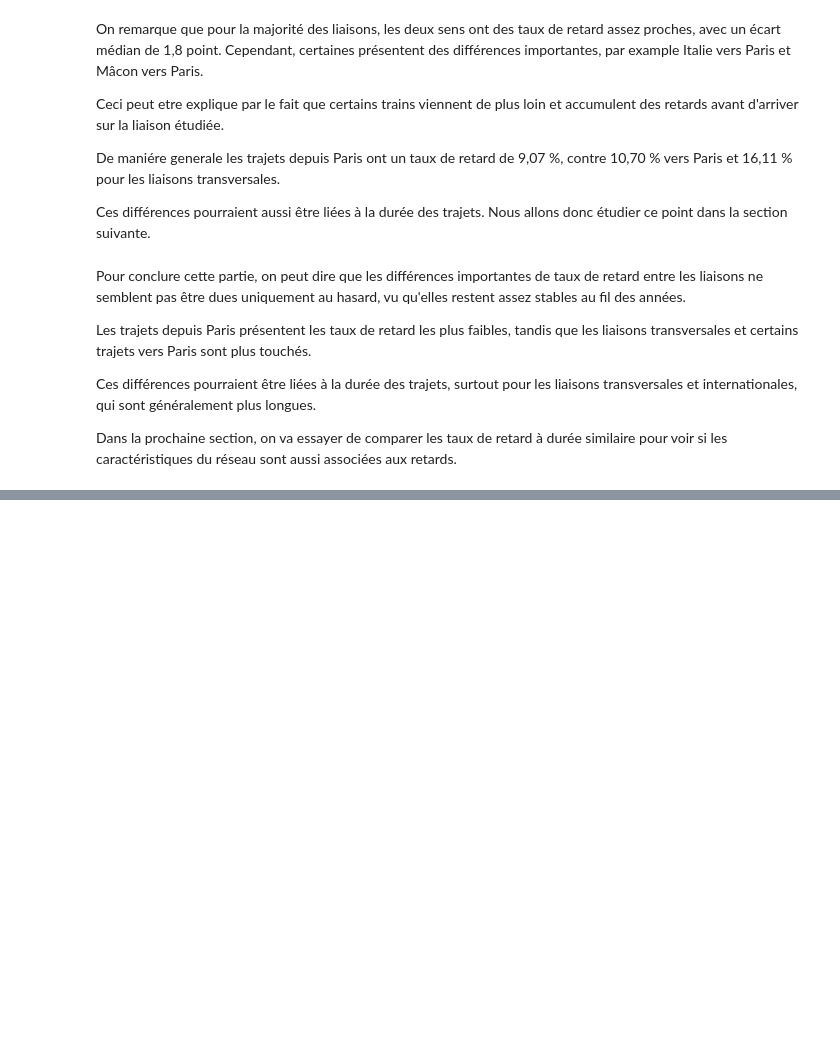
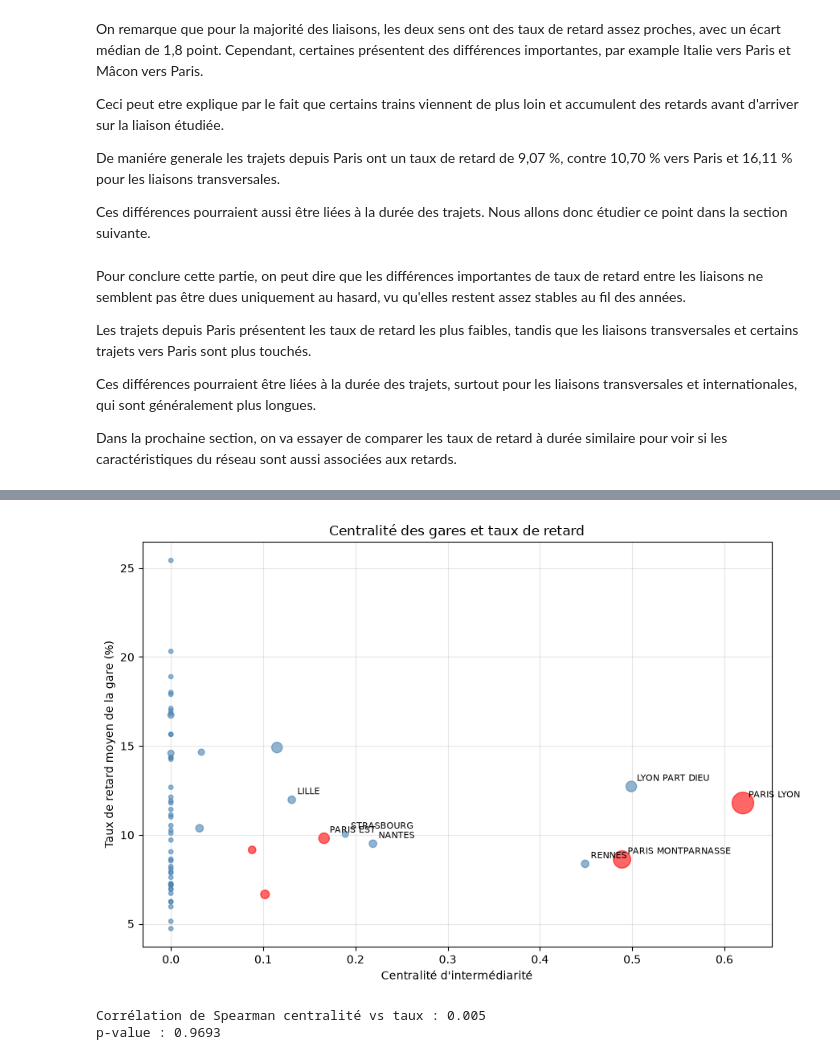
Before and after one commit to husseindakroube/IADATA701-PROJET, a Jupyter notebook: notebooks/02_eda_analyse.ipynb, the cells around one changed output, grey strips where cells are left out. Cells and saved outputs as stored; diff of their text form; code cells hidden in the pictures; blank space fills up the shorter version.

```diff
--- a/notebooks/02_eda_analyse.ipynb
+++ b/notebooks/02_eda_analyse.ipynb
@@ -716,0 +905,8 @@ Dans la prochaine section, on va essayer de comparer les taux de retard à duré
+# %%
+
+# On calcule le nombre de connexions directes de chaque gare
+degres = pd.Series(dict(G.degree()), name="degre").sort_values(ascending=False)
+
+# On affiche les 10 gares qui ont le plus de connexions
+print("Top 10 des gares les plus connectées :")
+degres.head(10)
@@ -716,0 +926,10 @@ Dans la prochaine section, on va essayer de comparer les taux de retard à duré
+# %%
+
+# On calcule la centralité d'intermédiarité de chaque gare
+# Elle permet de voir quelles gares relient le plus souvent les autres gares du réseau
+centralite = pd.Series(nx.betweenness_centrality(G), name="centralite")
+centralite = centralite.sort_values(ascending=False)
+
+# On affiche les 10 gares avec la centralité la plus élevée
+print("Top 10 des gares par centralité d'intermédiarité :")
+centralite.head(10).round(3)
@@ -716,0 +1018,38 @@ Dans la prochaine section, on va essayer de comparer les taux de retard à duré
+# %%
+
+from scipy.stats import spearmanr
+
+# On regarde la relation entre la centralité des gares et leur taux de retard
+fig, ax = plt.subplots(figsize=(9, 6))
+
+# On met les gares de Paris en rouge et les autres en bleu
+couleurs_gares = ["red" if "PARIS" in g else "steelblue" for g in tableau_gares.index]
+
+# On affiche chaque gare avec une taille qui dépend de son nombre de connexions
+ax.scatter(tableau_gares["centralite"], tableau_gares["taux_moyen"],
+           s=tableau_gares["degre"] * 15, c=couleurs_gares, alpha=0.6)
+
+# On affiche les noms des 8 gares les plus centrales
+top_8 = tableau_gares.sort_values("centralite", ascending=False).head(8)
+for gare, ligne in top_8.iterrows():
+    ax.annotate(gare, (ligne["centralite"], ligne["taux_moyen"]),
+                fontsize=8, xytext=(5, 5), textcoords="offset points")
+
+# On ajoute les titres et la grille
+ax.set_xlabel("Centralité d'intermédiarité")
+ax.set_ylabel("Taux de retard moyen de la gare (%)")
+ax.set_title("Centralité des gares et taux de retard")
+ax.grid(alpha=0.3)
+
+plt.tight_layout()
+plt.show()
+
+# On calcule la corrélation de Spearman entre la centralité et le taux de retard
+rho, pval = spearmanr(tableau_gares["centralite"], tableau_gares["taux_moyen"])
+
+print(f"\nCorrélation de Spearman centralité vs taux : {rho:.3f}")
+print(f"p-value : {pval:.4f}")
+# %% [output]
+[figure, added]
+Corrélation de Spearman centralité vs taux : 0.005
+p-value : 0.9693
```
Also changed, not shown: parts of 16 cells of this notebook, 2 other files.
